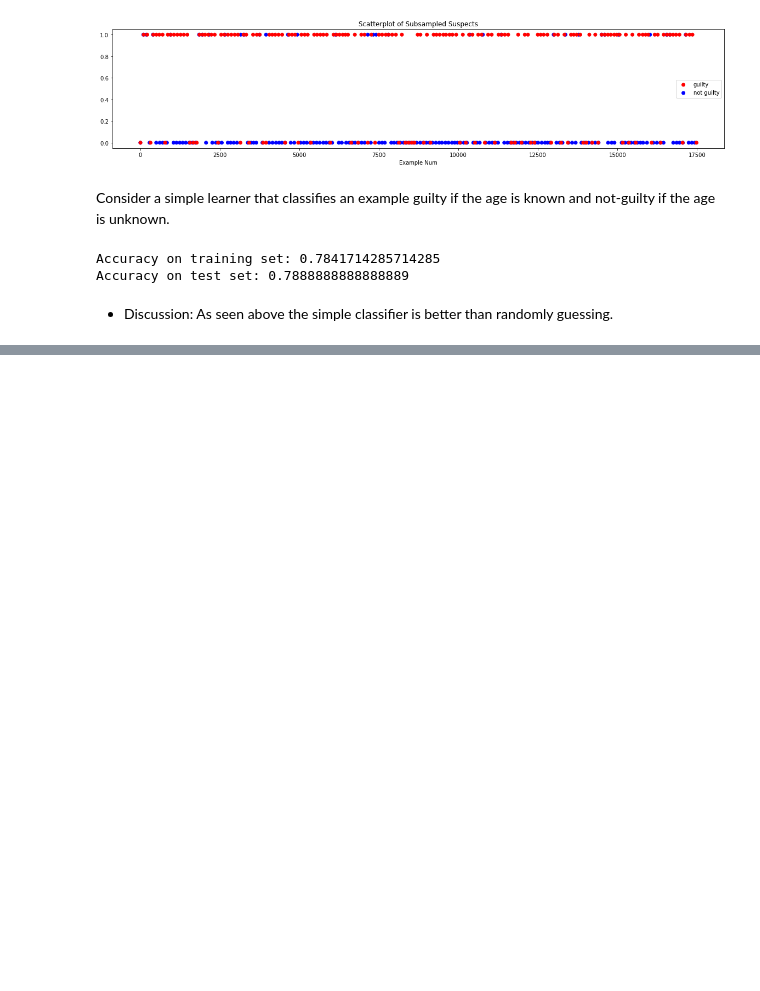
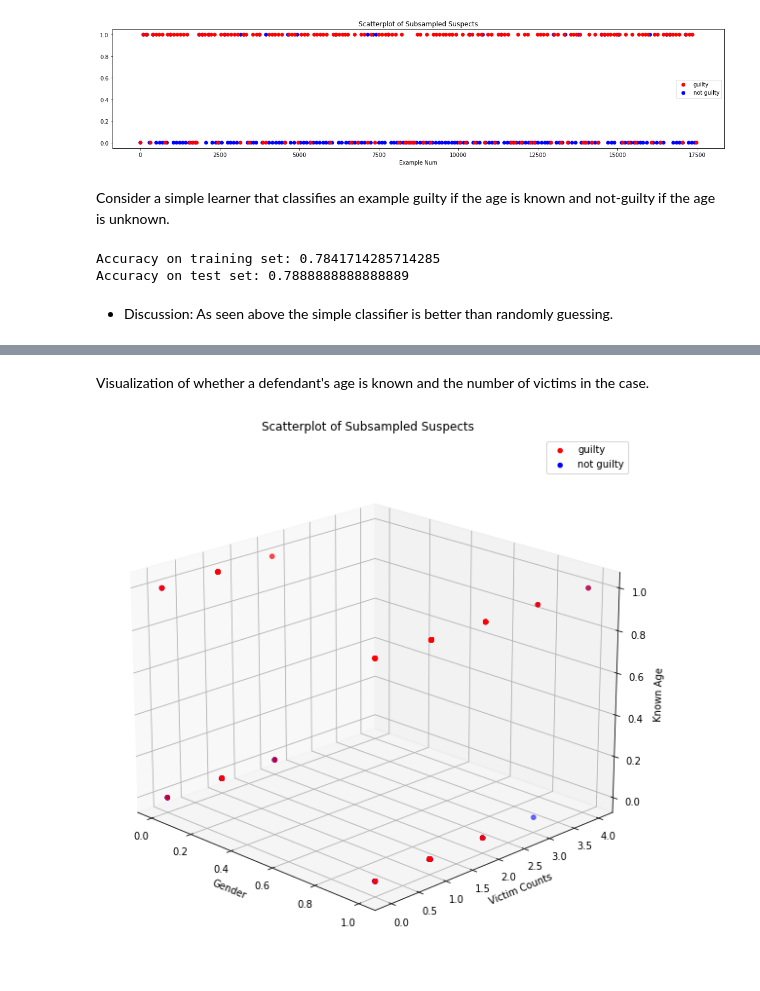
Before and after one commit to CasuallyAlive/ml-projects, a Jupyter notebook: src/p1/final/misc_data_analysis.ipynb, the cells around one changed output, grey strips where cells are left out. Drawn from its saved outputs; the diff is of its cells as text; code cells hidden in the pictures; blank space fills up the shorter version.

```diff
--- a/src/p1/final/misc_data_analysis.ipynb
+++ b/src/p1/final/misc_data_analysis.ipynb
@@ -170,0 +259,19 @@ creat_pred_file(sl_pred, filename="final_sl_JL.csv")
+# %% [markdown]
+Visualization of whether a defendant's age is known and the number of victims in the case.
+# %%
+fig = plt.figure(figsize=[10, 10]); ax = plt.axes(projection='3d')
+
+ng = ax.scatter3D(gends[ng_mask][::ss], vict_cnts[ng_mask][::ss], k_mask[ng_mask][::ss], \
+                 color=colors[ng_mask][::ss])
+
+g = ax.scatter3D(gends[g_mask][::ss], vict_cnts[g_mask][::ss], k_mask[g_mask][::ss], \
+                 color=colors[g_mask][::ss])
+
+ax.legend((g, ng), labels)
+ax.set_xlabel("Gender"); ax.set_ylabel("Victim Counts"); ax.set_zlabel("Known Age")
+ax.view_init(20, -45)
+
+plt.title("Scatterplot of Subsampled Suspects")
+plt.show()
+# %% [output]
+[figure, added]
```
Also changed, not shown: parts of 20 cells of this notebook, 2 other files.
